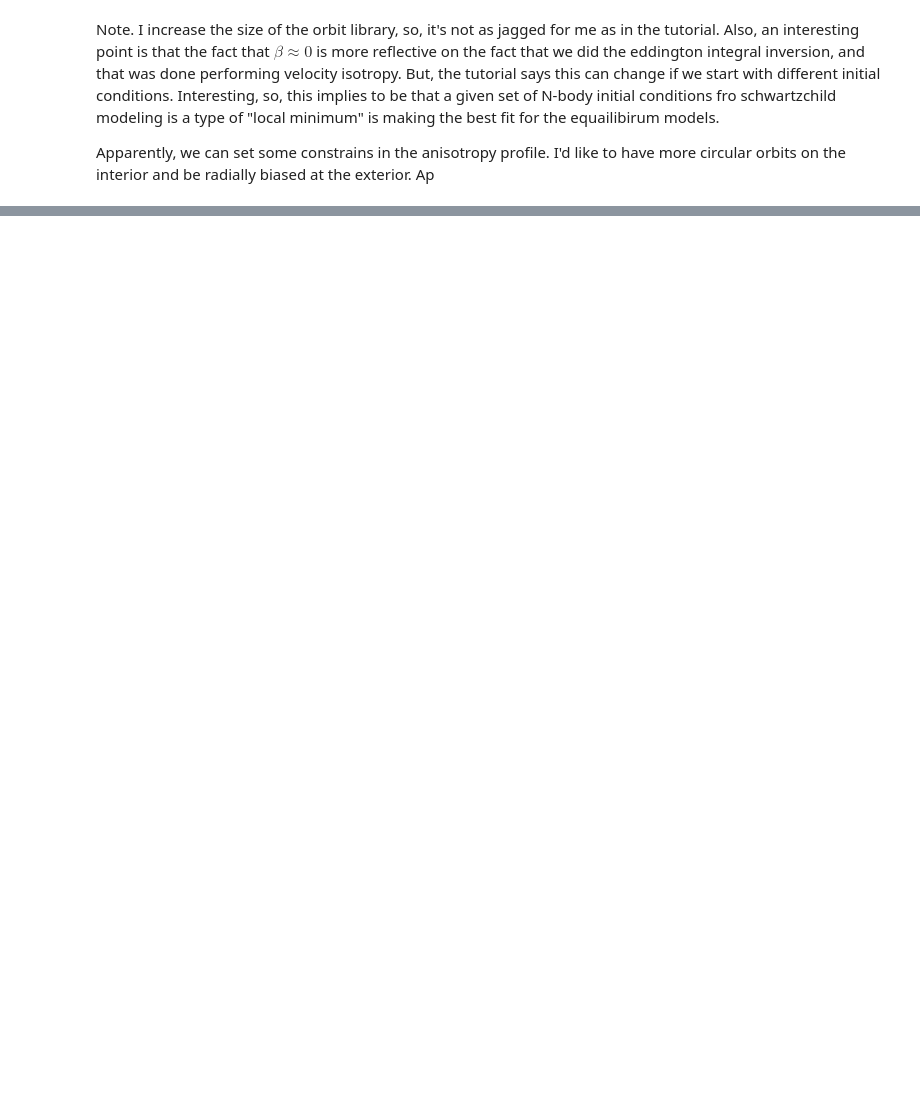
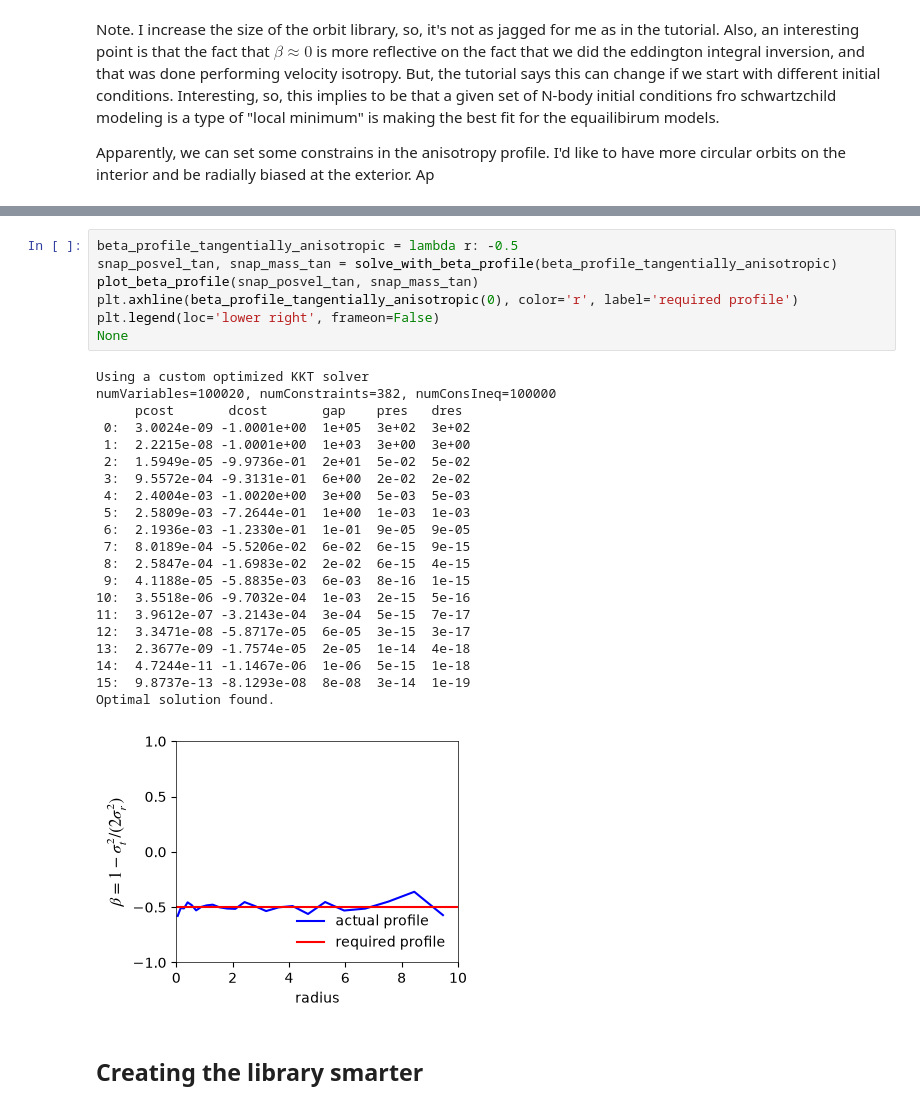
Before and after one commit to salvatore-ferrone/bar-dynamics, a Jupyter notebook: pedagogy/tutorial_schwarzchild.ipynb, the cells around one changed output, grey strips where cells are left out. Drawn from its saved outputs; the diff is of its cells as text; blank space fills up the shorter version.

```diff
--- a/pedagogy/tutorial_schwarzchild.ipynb
+++ b/pedagogy/tutorial_schwarzchild.ipynb
@@ -515,0 +554,31 @@ Apparently, we can set some constrains in the anisotropy profile. I'd like to ha
+# %%
+beta_profile_tangentially_anisotropic = lambda r: -0.5
+snap_posvel_tan, snap_mass_tan = solve_with_beta_profile(beta_profile_tangentially_anisotropic)
+plot_beta_profile(snap_posvel_tan, snap_mass_tan)
+plt.axhline(beta_profile_tangentially_anisotropic(0), color='r', label='required profile')
+plt.legend(loc='lower right', frameon=False)
+None
+# %% [output]
+Using a custom optimized KKT solver
+numVariables=100020, numConstraints=382, numConsIneq=100000
+     pcost       dcost       gap    pres   dres
+ 0:  3.0024e-09 -1.0001e+00  1e+05  3e+02  3e+02
+ 1:  2.2215e-08 -1.0001e+00  1e+03  3e+00  3e+00
+ 2:  1.5949e-05 -9.9736e-01  2e+01  5e-02  5e-02
+ 3:  9.5572e-04 -9.3131e-01  6e+00  2e-02  2e-02
+ 4:  2.4004e-03 -1.0020e+00  3e+00  5e-03  5e-03
+ 5:  2.5809e-03 -7.2644e-01  1e+00  1e-03  1e-03
+ 6:  2.1936e-03 -1.2330e-01  1e-01  9e-05  9e-05
+ 7:  8.0189e-04 -5.5206e-02  6e-02  6e-15  9e-15
+ 8:  2.5847e-04 -1.6983e-02  2e-02  6e-15  4e-15
+ 9:  4.1188e-05 -5.8835e-03  6e-03  8e-16  1e-15
+10:  3.5518e-06 -9.7032e-04  1e-03  2e-15  5e-16
+11:  3.9612e-07 -3.2143e-04  3e-04  5e-15  7e-17
+12:  3.3471e-08 -5.8717e-05  6e-05  3e-15  3e-17
+13:  2.3677e-09 -1.7574e-05  2e-05  1e-14  4e-18
+14:  4.7244e-11 -1.1467e-06  1e-06  5e-15  1e-18
+15:  9.8737e-13 -8.1293e-08  8e-08  3e-14  1e-19
+Optimal solution found.
+[figure, added]
+# %% [markdown]
+## Creating the library smarter
```
Also changed, not shown: parts of 12 cells of this notebook.
